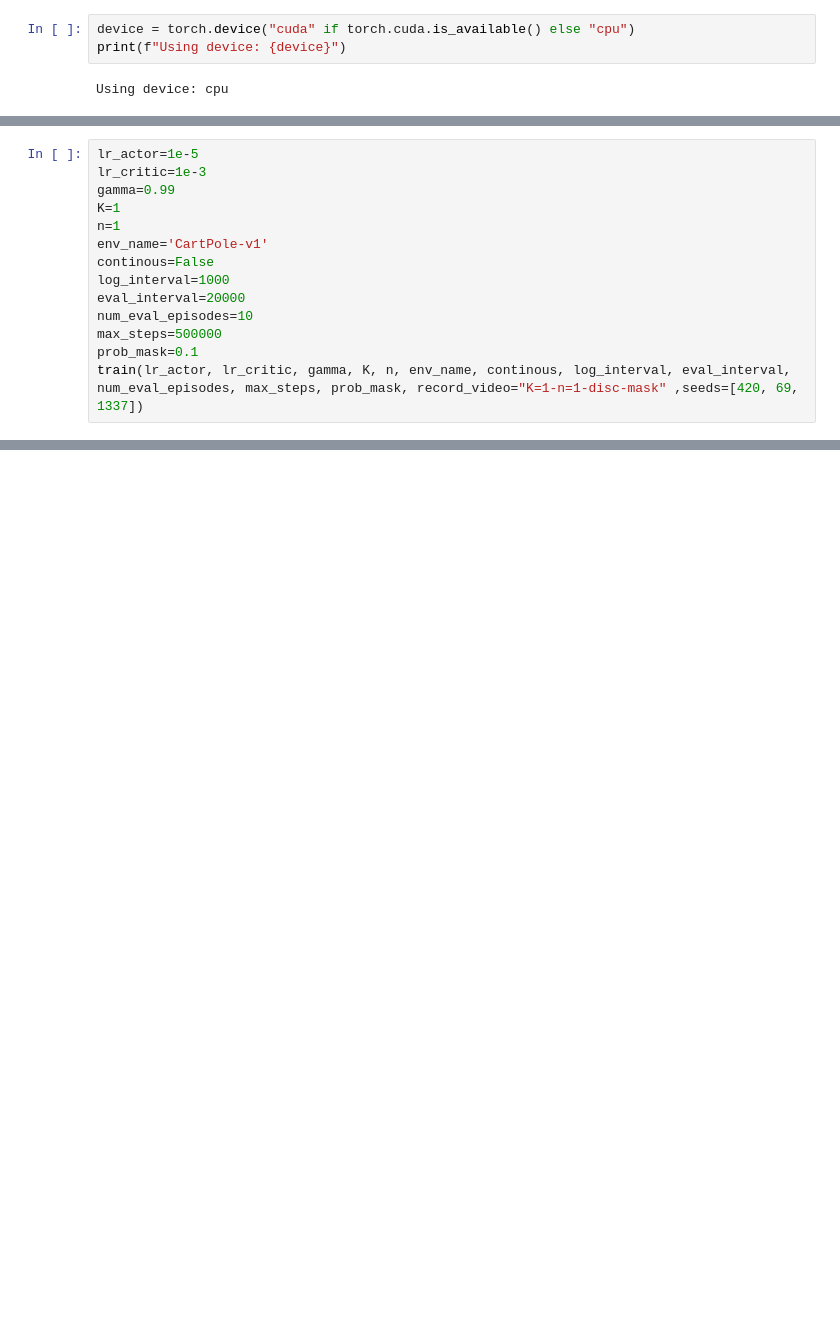
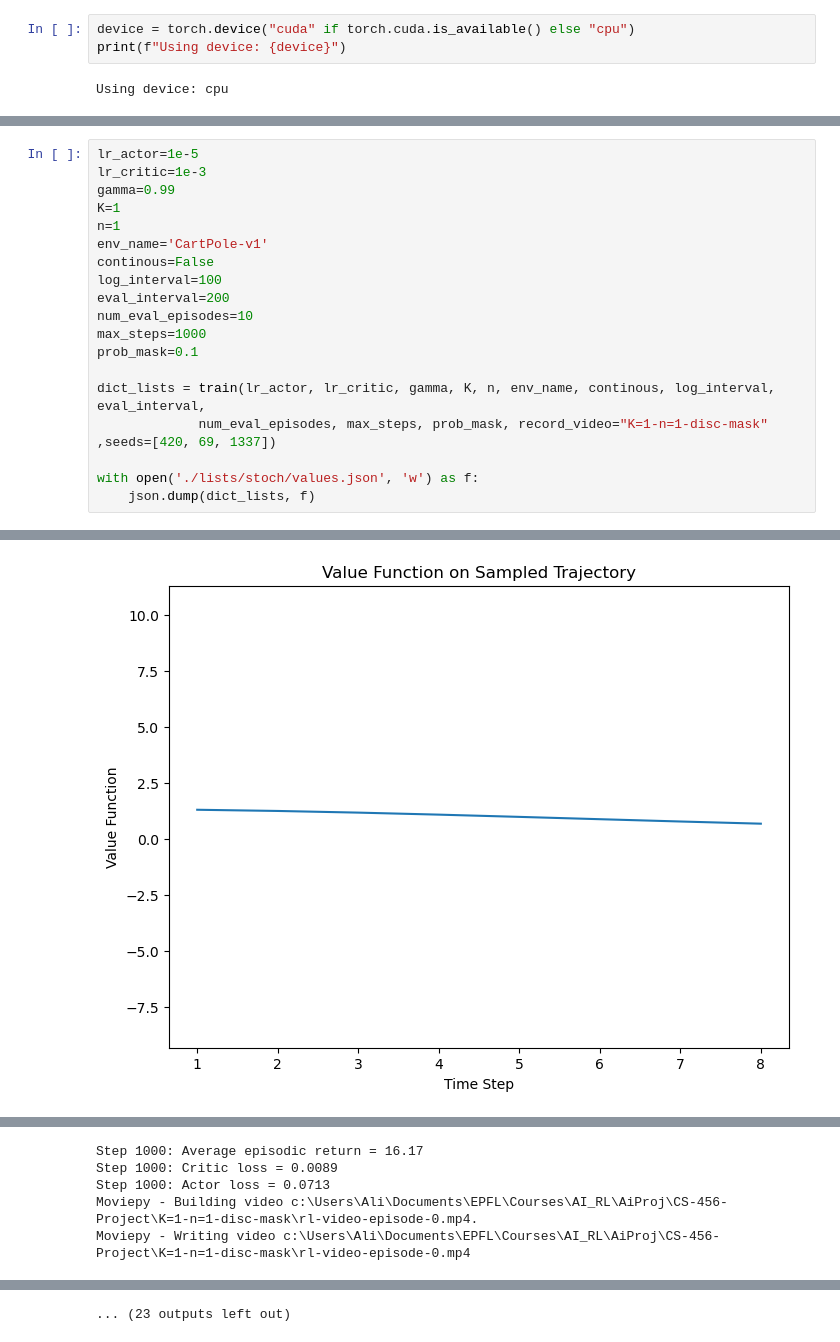
Before and after one commit to AliBakly/CartPole-A2C-reinforcement-learning, a Jupyter notebook: Solution.ipynb, the cells around one changed output, grey strips where cells are left out. Drawn from its saved outputs; the diff is of its cells as text; blank space fills up the shorter version.

```diff
--- a/Solution.ipynb
+++ b/Solution.ipynb
@@ -150,9 +98,15 @@ K=1
 n=1
 env_name='CartPole-v1'
 continous=False
-log_interval=1000
-eval_interval=20000
+log_interval=100
+eval_interval=200
 num_eval_episodes=10
-max_steps=500000
+max_steps=1000
 prob_mask=0.1
-train(lr_actor, lr_critic, gamma, K, n, env_name, continous, log_interval, eval_interval, num_eval_episodes, max_steps, prob_mask, record_video="K=1-n=1-disc-mask" ,seeds=[420, 69, 1337])
+
+dict_lists = train(lr_actor, lr_critic, gamma, K, n, env_name, continous, log_interval, eval_interval,
+             num_eval_episodes, max_steps, prob_mask, record_video="K=1-n=1-disc-mask" ,seeds=[420, 69, 1337])
+
+with open('./lists/stoch/values.json', 'w') as f:
+    json.dump(dict_lists, f)
+# %% [output]
@@ -158,0 +121 @@ train(lr_actor, lr_critic, gamma, K, n, env_name, continous, log_interval, eval_
+[figure, added]
@@ -158,0 +150,5 @@ train(lr_actor, lr_critic, gamma, K, n, env_name, continous, log_interval, eval_
+Step 1000: Average episodic return = 16.17
+Step 1000: Critic loss = 0.0089
+Step 1000: Actor loss = 0.0713
+Moviepy - Building video c:\Users\Ali\Documents\EPFL\Courses\AI_RL\AiProj\CS-456-Project\K=1-n=1-disc-mask\rl-video-episode-0.mp4.
+Moviepy - Writing video c:\Users\Ali\Documents\EPFL\Courses\AI_RL\AiProj\CS-456-Project\K=1-n=1-disc-mask\rl-video-episode-0.mp4
@@ -159,3 +163,4 @@ train(lr_actor, lr_critic, gamma, K, n, env_name, continous, log_interval, eval_
+... (23 outputs left out)
 # %%
 lr_actor=1e-5
 lr_critic=1e-3
```
Also changed, not shown: parts of 13 cells of this notebook, 1 other file.
